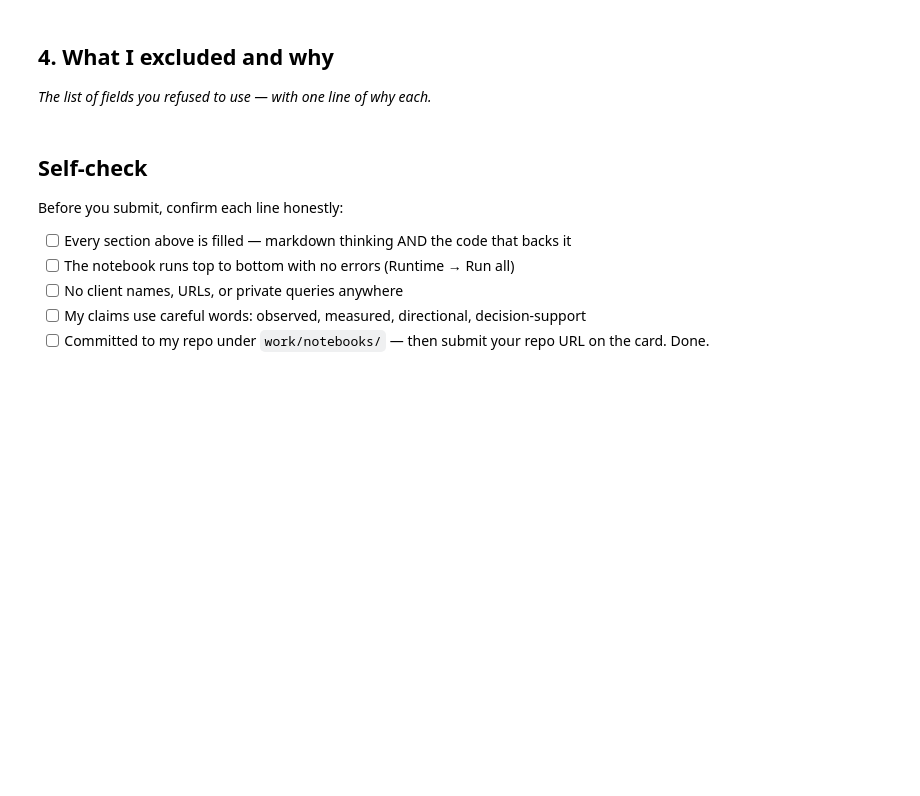
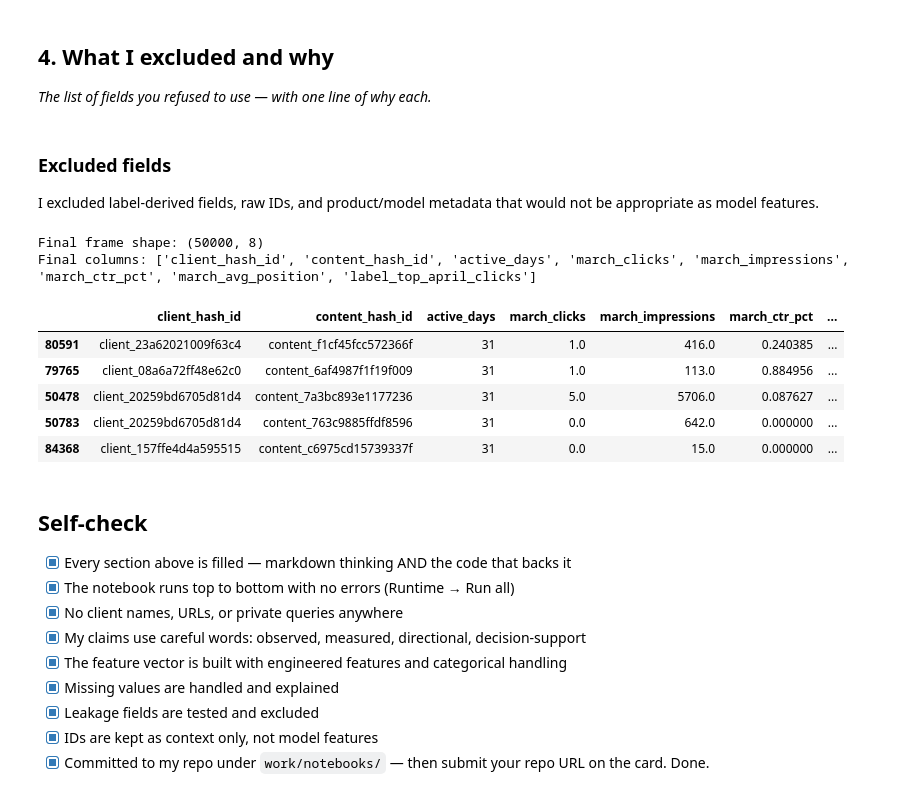
Before and after one commit to Cyb3rVigil/flyrank-ml-internship, a Jupyter notebook: work/notebooks/w03_feature_leakage_check.ipynb, the cells around one changed output. Saved outputs shown, nothing was run; the diff lists cells and outputs as text; code cells hidden in the pictures; blank space fills up the shorter version.

```diff
--- a/work/notebooks/w03_feature_leakage_check.ipynb
+++ b/work/notebooks/w03_feature_leakage_check.ipynb
@@ -37,10 +296,46 @@ This skeleton is yours to fill. Work the sections **in order** — each one has
+# %% [markdown]
+### Excluded fields
+
+I excluded label-derived fields, raw IDs, and product/model metadata that would not be appropriate as model features.
+# %%
+final_feature_frame = df[
+    ["client_hash_id", "content_hash_id"]
+    + honest_features
+    + ["label_top_april_clicks"]
+].copy()
+
+for bad_col in [
+    "april_clicks",
+    "april_impressions",
+    "april_ctr_pct",
+    "LEAK_april_clicks",
+    "LEAK_april_ctr_pct",
+    "LEAK_label_copy",
+]:
+    assert bad_col not in final_feature_frame.columns
+
+print("Final frame shape:", final_feature_frame.shape)
+print("Final columns:", final_feature_frame.columns.tolist())
+
+final_feature_frame.head()
+# %% [output]
+Final frame shape: (50000, 8)
+Final columns: ['client_hash_id', 'content_hash_id', 'active_days', 'march_clicks', 'march_impressions', 'march_ctr_pct', 'march_avg_position', 'label_top_april_clicks']
+|  | client_hash_id | content_hash_id | active_days | march_clicks | march_impressions | march_ctr_pct | ... |
+| 80591 | client_23a62021009f63c4 | content_f1cf45fcc572366f | 31 | 1.0 | 416.0 | 0.240385 | ... |
+| 79765 | client_08a6a72ff48e62c0 | content_6af4987f1f19f009 | 31 | 1.0 | 113.0 | 0.884956 | ... |
+| 50478 | client_20259bd6705d81d4 | content_7a3bc893e1177236 | 31 | 5.0 | 5706.0 | 0.087627 | ... |
+| 50783 | client_20259bd6705d81d4 | content_763c9885ffdf8596 | 31 | 0.0 | 642.0 | 0.000000 | ... |
+| 84368 | client_157ffe4d4a595515 | content_c6975cd15739337f | 31 | 0.0 | 15.0 | 0.000000 | ... |
 # %% [markdown]
 ## Self-check
 
-Before you submit, confirm each line honestly:
-
-- [ ] Every section above is filled — markdown thinking AND the code that backs it
-- [ ] The notebook runs top to bottom with no errors (Runtime → Run all)
-- [ ] No client names, URLs, or private queries anywhere
-- [ ] My claims use careful words: observed, measured, directional, decision-support
-- [ ] Committed to my repo under `work/notebooks/` — then submit your repo URL on the card. Done.
+- [x] Every section above is filled — markdown thinking AND the code that backs it
+- [x] The notebook runs top to bottom with no errors (Runtime → Run all)
+- [x] No client names, URLs, or private queries anywhere
+- [x] My claims use careful words: observed, measured, directional, decision-support
+- [x] The feature vector is built with engineered features and categorical handling
+- [x] Missing values are handled and explained
+- [x] Leakage fields are tested and excluded
+- [x] IDs are kept as context only, not model features
+- [x] Committed to my repo under `work/notebooks/` — then submit your repo URL on the card. Done.
```
Also changed, not shown: parts of 18 cells of this notebook.
